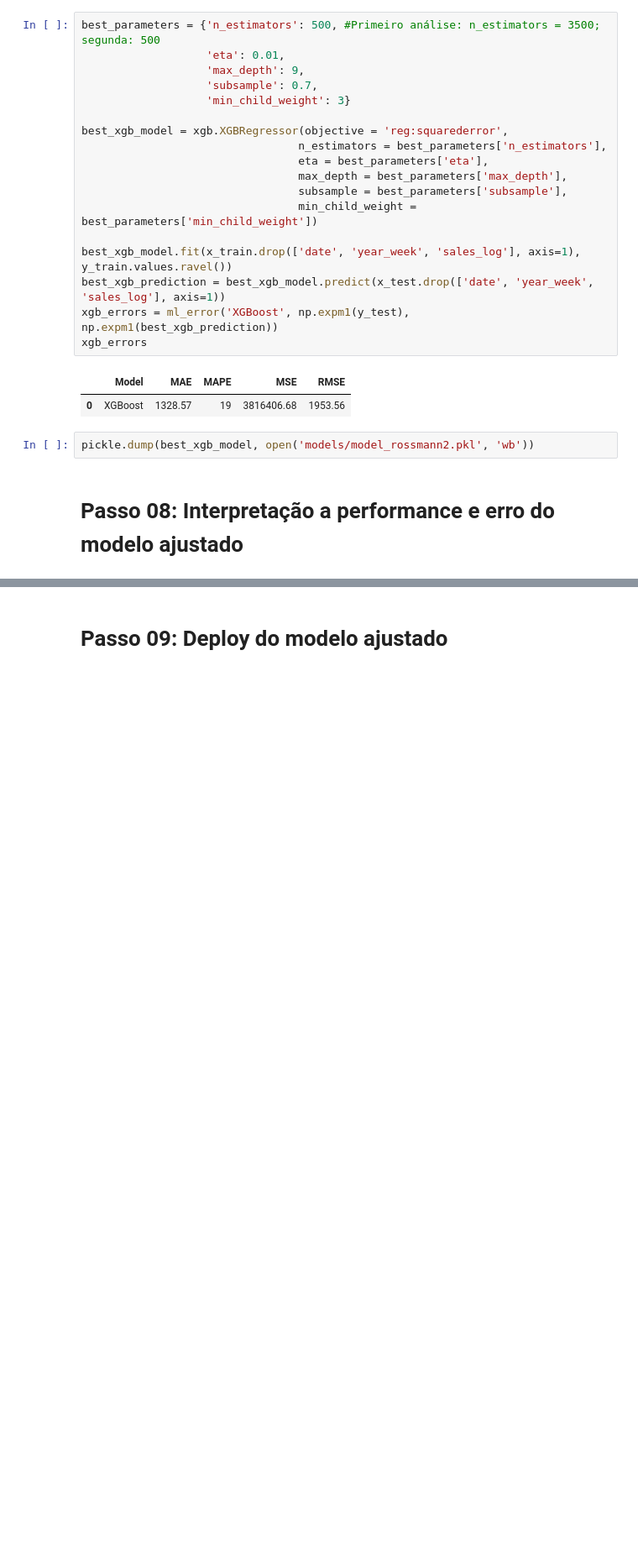
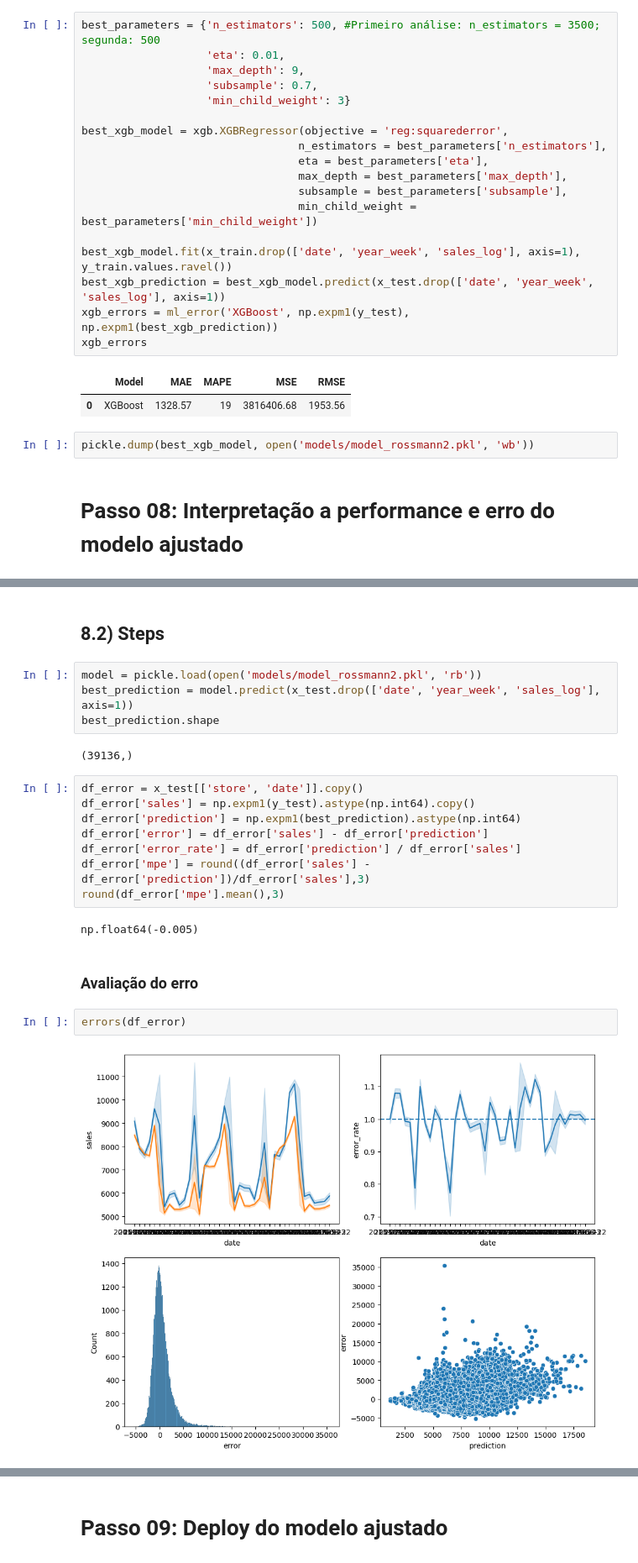
Before and after one commit to bvmcosta/projeto-rossmann-stores, a Jupyter notebook: projeto_rossmann_final.ipynb, the cells around one changed output, grey strips where cells are left out. Shown at 84% size. Drawn from its saved outputs; the diff is of its cells as text; blank space fills up the shorter version.

```diff
--- a/projeto_rossmann_final.ipynb
+++ b/projeto_rossmann_final.ipynb
@@ -1727,0 +1765,24 @@ pickle.dump(best_xgb_model, open('models/model_rossmann2.pkl', 'wb'))
+# %% [markdown]
+## 8.2) Steps
+# %%
+model = pickle.load(open('models/model_rossmann2.pkl', 'rb'))
+best_prediction = model.predict(x_test.drop(['date', 'year_week', 'sales_log'], axis=1))
+best_prediction.shape
+# %% [output]
+(39136,)
+# %%
+df_error = x_test[['store', 'date']].copy()
+df_error['sales'] = np.expm1(y_test).astype(np.int64).copy()
+df_error['prediction'] = np.expm1(best_prediction).astype(np.int64)
+df_error['error'] = df_error['sales'] - df_error['prediction']
+df_error['error_rate'] = df_error['prediction'] / df_error['sales']
+df_error['mpe'] = round((df_error['sales'] - df_error['prediction'])/df_error['sales'],3)
+round(df_error['mpe'].mean(),3)
+# %% [output]
+np.float64(-0.005)
+# %% [markdown]
+### Avaliação do erro
+# %%
+errors(df_error)
+# %% [output]
+[figure, added]
```
Also changed, not shown: parts of 10 cells of this notebook.
